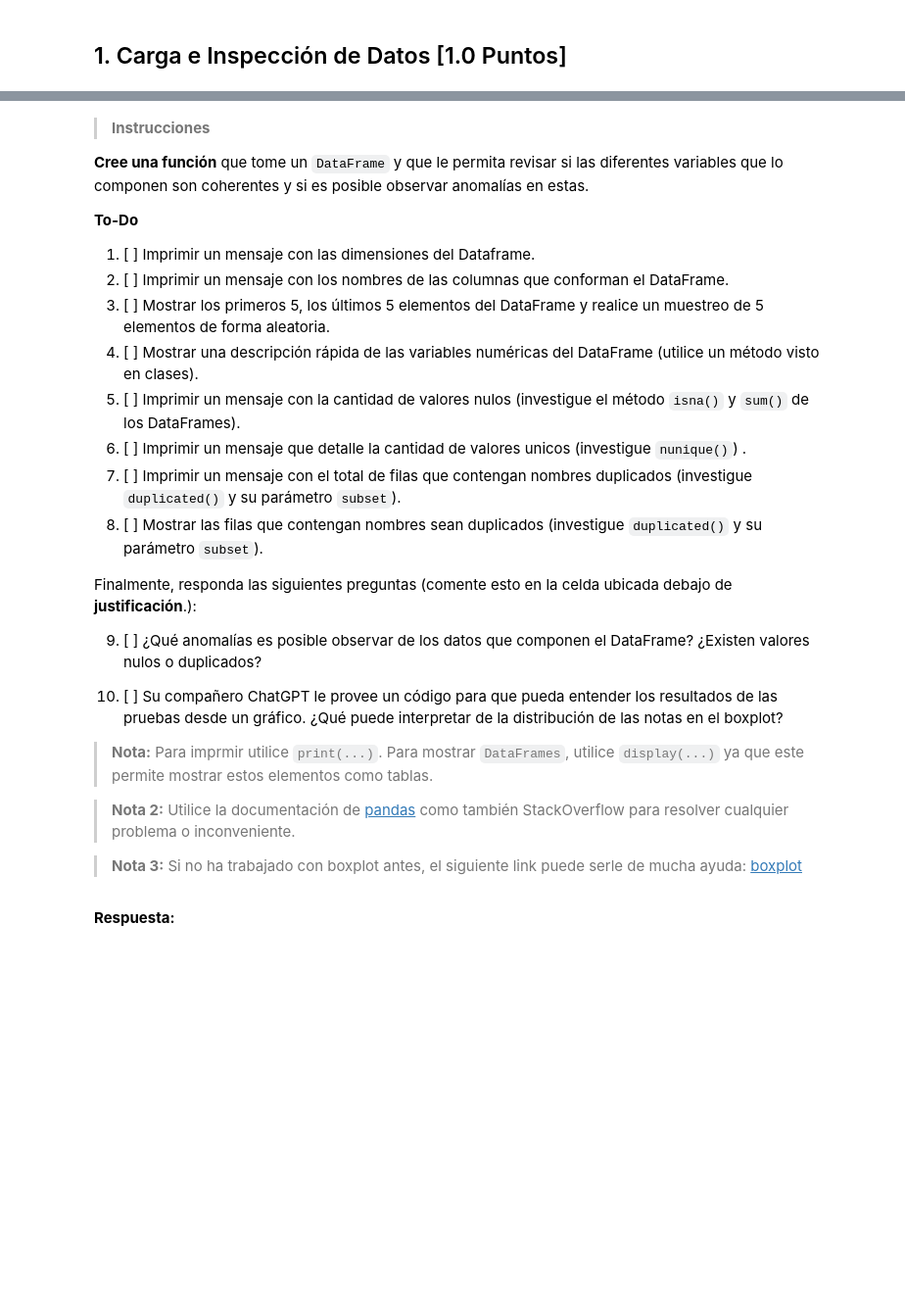
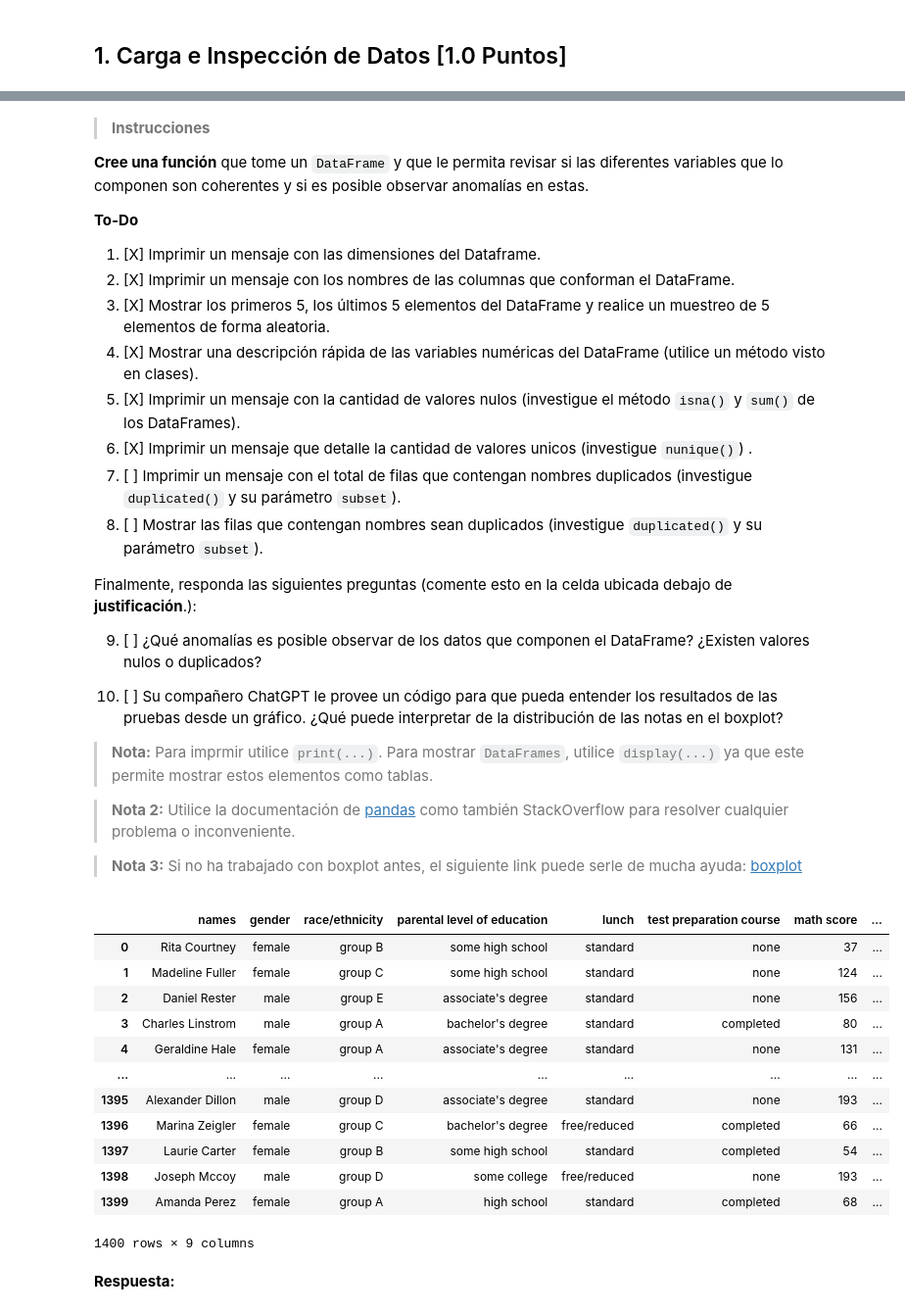
Before and after one commit to Geral37/MDS7202, a Jupyter notebook: Laboratorios/Lab 3 - Pandas/Lab3.ipynb, the cells around one changed output, grey strips where cells are left out. Shown: that part at 98% size. Saved outputs shown, nothing was run; the diff lists cells and outputs as text; code cells hidden in the pictures; blank space fills up the shorter version.

```diff
--- a/Laboratorios/Lab 3 - Pandas/Lab3.ipynb
+++ b/Laboratorios/Lab 3 - Pandas/Lab3.ipynb
@@ -130,12 +130,12 @@ En consecuencia, el rector les solicita a ustedes como tarea inicial que explore
 **Cree una función** que tome un `DataFrame` y que le permita revisar si las diferentes variables que lo componen son coherentes y si es posible observar anomalías en estas.
 
 **To-Do**
-1. [ ] Imprimir un mensaje con las dimensiones del Dataframe.
-2. [ ] Imprimir un mensaje con los nombres de las columnas que conforman el DataFrame.
-3. [ ] Mostrar los primeros 5, los últimos 5 elementos del DataFrame y realice un muestreo de 5 elementos de forma aleatoria.
-4. [ ] Mostrar una descripción rápida de las variables numéricas del DataFrame (utilice un método visto en clases).
-5. [ ] Imprimir un mensaje con la cantidad de valores nulos (investigue el método `isna()` y `sum()` de los DataFrames).
-6. [ ] Imprimir un mensaje que detalle la cantidad de valores unicos (investigue `nunique()`) .
+1. [X] Imprimir un mensaje con las dimensiones del Dataframe.
+2. [X] Imprimir un mensaje con los nombres de las columnas que conforman el DataFrame.
+3. [X] Mostrar los primeros 5, los últimos 5 elementos del DataFrame y realice un muestreo de 5 elementos de forma aleatoria.
+4. [X] Mostrar una descripción rápida de las variables numéricas del DataFrame (utilice un método visto en clases).
+5. [X] Imprimir un mensaje con la cantidad de valores nulos (investigue el método `isna()` y `sum()` de los DataFrames).
+6. [X] Imprimir un mensaje que detalle la cantidad de valores unicos (investigue `nunique()`) .
 7. [ ] Imprimir un mensaje con el total de filas que contengan nombres duplicados (investigue `duplicated()` y su parámetro `subset`).
 8. [ ] Mostrar las filas que contengan nombres sean duplicados (investigue `duplicated()` y su parámetro `subset`).
 
@@ -151,5 +151,22 @@ Finalmente, responda las siguientes preguntas (comente esto en la celda ubicada
 > **Nota 2:** Utilice la documentación de [pandas](https://pandas.pydata.org/docs/index.html) como también StackOverflow para resolver cualquier problema o inconveniente.
 
 > **Nota 3:** Si no ha trabajado con boxplot antes, el siguiente link puede serle de mucha ayuda: [boxplot](https://medium.com/dayem-siddiqui/understanding-and-interpreting-box-plots-d07aab9d1b6c)
+# %%
+df_grades = pd.read_json('students_grades.json')
+df_grades
+# %% [output]
+|  | names | gender | race/ethnicity | parental level of education | lunch | test preparation course | math score | ... |
+| 0 | Rita Courtney | female | group B | some high school | standard | none | 37 | ... |
+| 1 | Madeline Fuller | female | group C | some high school | standard | none | 124 | ... |
+| 2 | Daniel Rester | male | group E | associate's degree | standard | none | 156 | ... |
+| 3 | Charles Linstrom | male | group A | bachelor's degree | standard | completed | 80 | ... |
+| 4 | Geraldine Hale | female | group A | associate's degree | standard | none | 131 | ... |
+| ... | ... | ... | ... | ... | ... | ... | ... | ... |
+| 1395 | Alexander Dillon | male | group D | associate's degree | standard | none | 193 | ... |
+| 1396 | Marina Zeigler | female | group C | bachelor's degree | free/reduced | completed | 66 | ... |
+| 1397 | Laurie Carter | female | group B | some high school | standard | completed | 54 | ... |
+| 1398 | Joseph Mccoy | male | group D | some college | free/reduced | none | 193 | ... |
+| 1399 | Amanda Perez | female | group A | high school | standard | completed | 68 | ... |
+1400 rows × 9 columns
 # %% [markdown]
 **Respuesta:**
```
Also changed, not shown: parts of 3 cells of this notebook.
